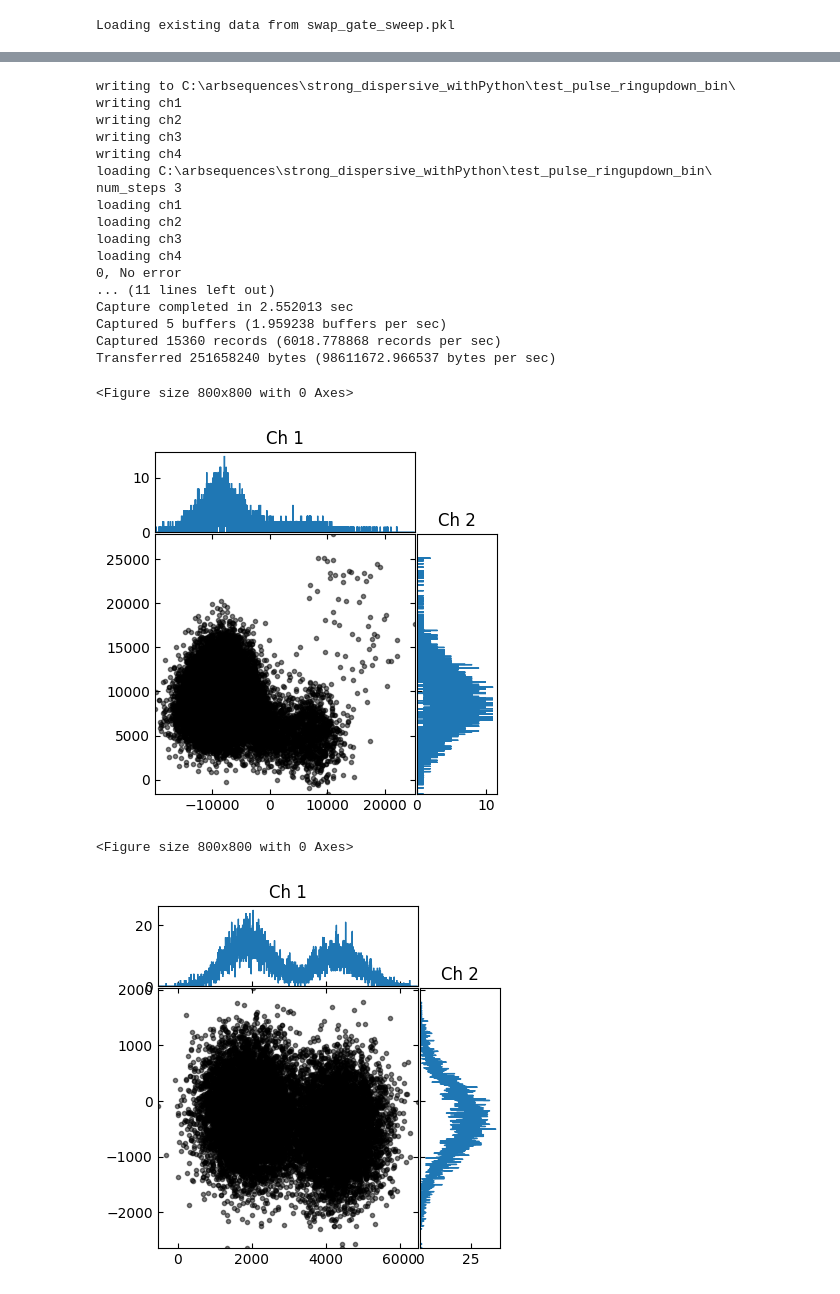
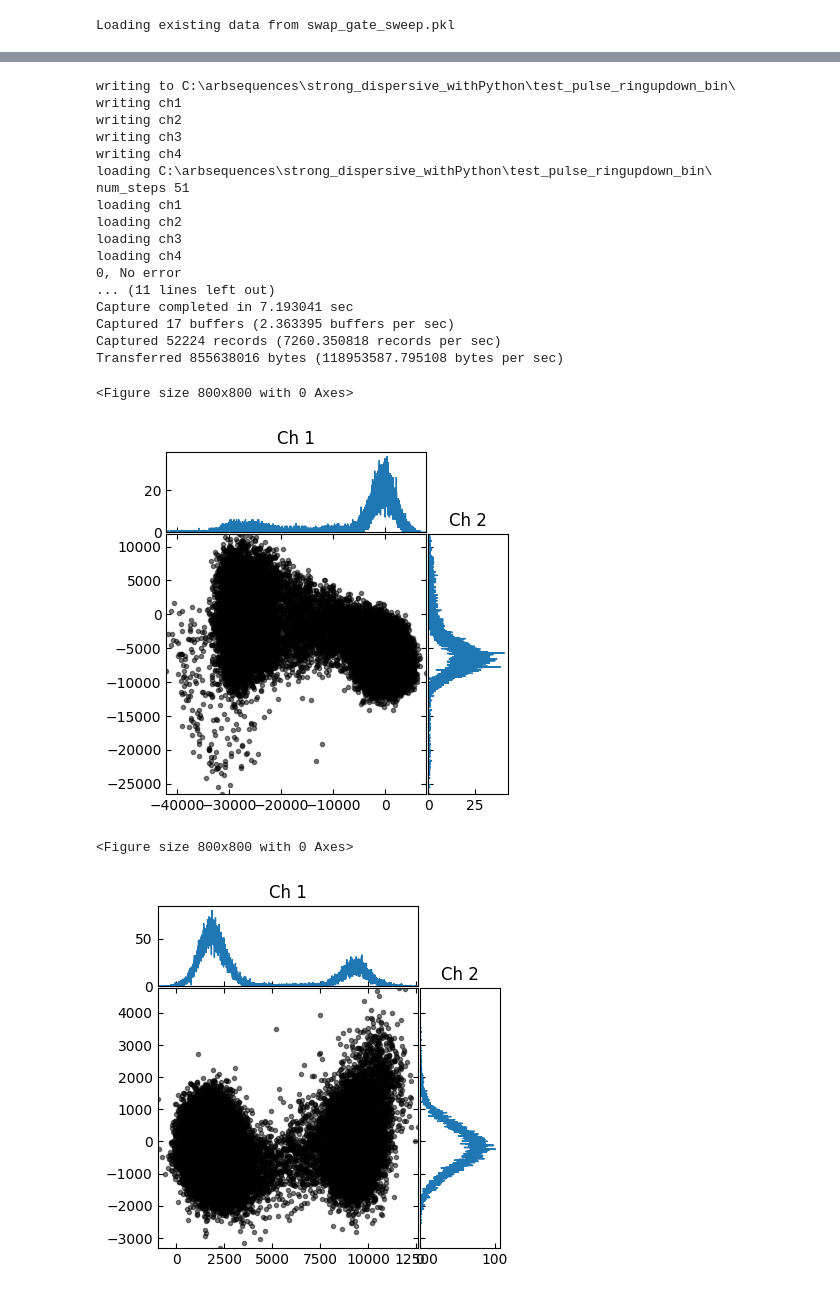
Before and after one commit to Katermurch/BlueFridgeNonLin, a Jupyter notebook: swap_gate_sweep.ipynb, the cells around one changed output, grey strips where cells are left out. Saved outputs shown, nothing was run; the diff lists cells and outputs as text; code cells hidden in the pictures.

```diff
--- a/swap_gate_sweep.ipynb
+++ b/swap_gate_sweep.ipynb
@@ -242,48 +194,50 @@ plt.show()
 # %%
-num_steps=3
-reps=5000
+num_steps=51
+reps=1000
 frequency=-.0192
-sweep_time =310
-
+sweep_time =0.5*num_steps/abs(frequency)#7
+phase = 0
+spec_amp=1.8
 pmc.parametric_coupling_time_domain(
             q1,
             q2,
             general_vals_dict,
             num_steps=num_steps,
             ssm_para=frequency,
-            spec_amp=1.7,
+            spec_amp=spec_amp,
             sweep_time=sweep_time,
+            phase=phase,
             verbose=False,
         )
 wx.wx_set_and_amplitude_and_offset(
         amp=general_vals_dict["wx_amps"], offset=general_vals_dict["wx_offs"]
     )
         # Acquire the raw IQ data
 values = daq.run_daq_het_2q(
             q1, q2, num_patterns=num_steps, num_records_per_pattern=reps, verbose=True
         )
 # %% [output]
 writing to C:\arbsequences\strong_dispersive_withPython\test_pulse_ringupdown_bin\
 writing ch1
 writing ch2
 writing ch3
 writing ch4
 loading C:\arbsequences\strong_dispersive_withPython\test_pulse_ringupdown_bin\
-num_steps 3
+num_steps 51
 loading ch1
 loading ch2
 loading ch3
 loading ch4
 0, No error
 ... (11 lines left out)
-Capture completed in 2.552013 sec
-Captured 5 buffers (1.959238 buffers per sec)
-Captured 15360 records (6018.778868 records per sec)
-Transferred 251658240 bytes (98611672.966537 bytes per sec)
+Capture completed in 7.193041 sec
+Captured 17 buffers (2.363395 buffers per sec)
+Captured 52224 records (7260.350818 records per sec)
+Transferred 855638016 bytes (118953587.795108 bytes per sec)
 <Figure size 800x800 with 0 Axes>
-[figure, old version]
+[figure, new version]
 <Figure size 800x800 with 0 Axes>
-[figure, old version]
+[figure, new version]
 # %%
 IQ_df = plotting.get_IQ_averages(values)
 print(IQ_df['I1'])
```
Also changed, not shown: parts of 9 cells of this notebook, 26 other files.
